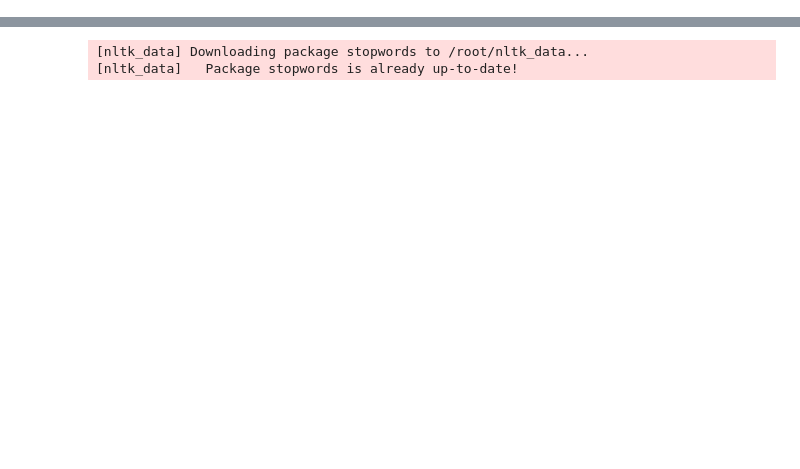
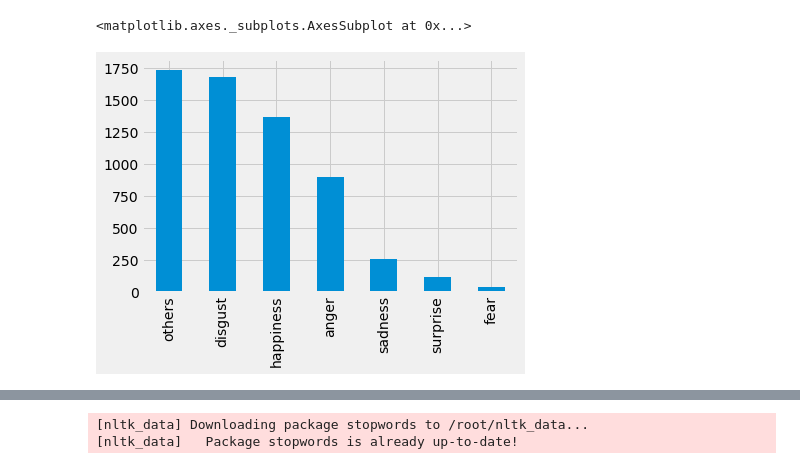
Before and after one commit to nehadubey1205/NLP-College, a Jupyter notebook: OriginalPaperWork_NehaDubey_016_.ipynb, the cells around one changed output, grey strips where cells are left out. Cells and saved outputs as stored; diff of their text form; code cells hidden in the pictures; blank space fills up the shorter version.

```diff
--- a/OriginalPaperWork_NehaDubey_016_.ipynb
+++ b/OriginalPaperWork_NehaDubey_016_.ipynb
@@ -48,0 +95,5 @@ x, x_test, y, y_test = train_test_split(x,y, stratify=y, test_size=0.25, random_
+# %%
+df['Emotion_label'].value_counts().plot(kind='bar')
+# %% [output]
+<matplotlib.axes._subplots.AxesSubplot at 0x...>
+[figure, added]
```
Also changed, not shown: parts of 39 cells of this notebook.
